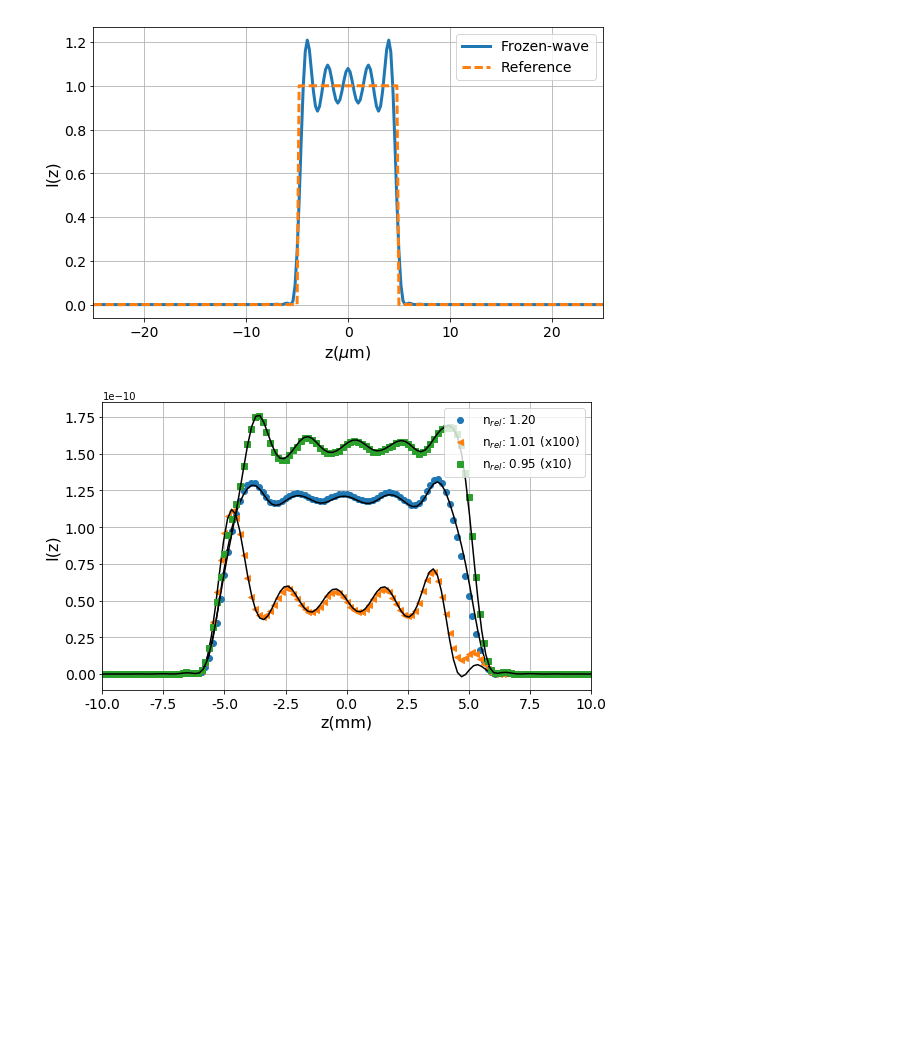
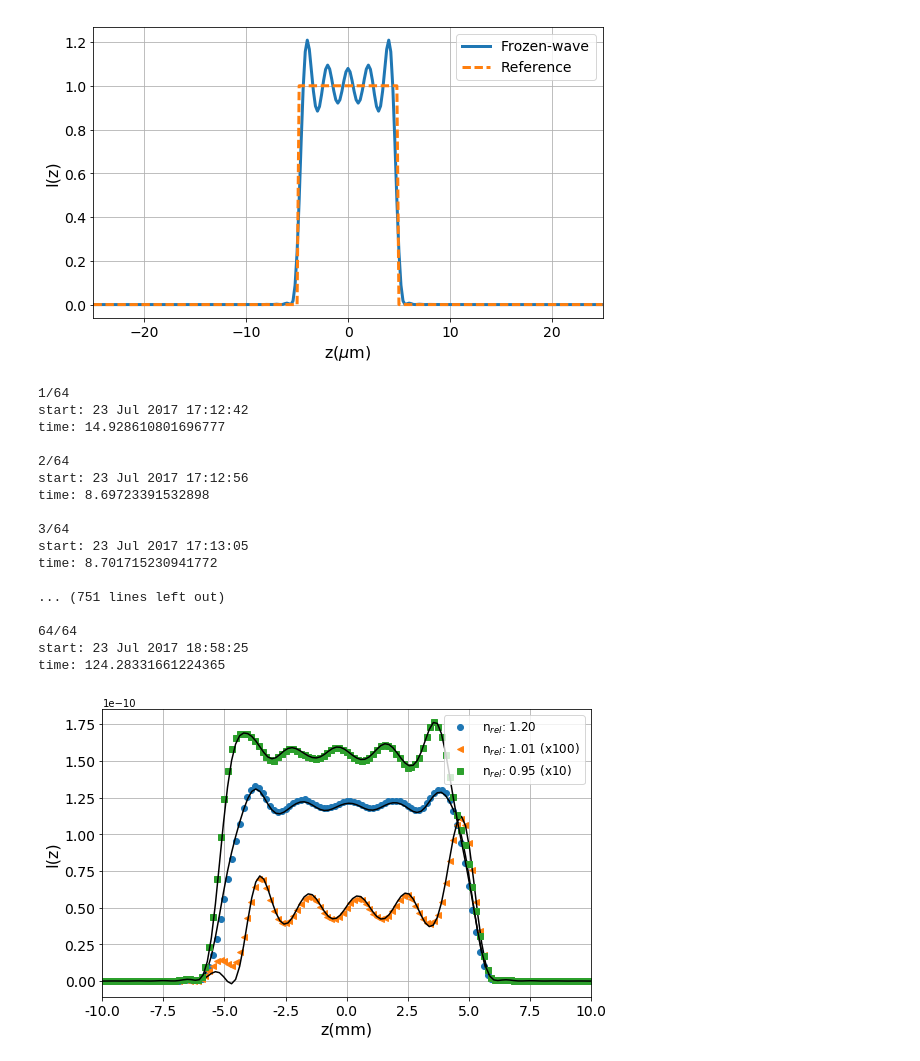
Before and after one commit to arantespp/opticalforces, a Jupyter notebook: examples/imoc2017-vec-frozen-wave/lip-const-fw.ipynb, the cells around one changed output. Drawn from its saved outputs; the diff is of its cells as text; code cells hidden in the pictures; blank space fills up the shorter version.

```diff
--- a/examples/imoc2017-vec-frozen-wave/lip-const-fw.ipynb
+++ b/examples/imoc2017-vec-frozen-wave/lip-const-fw.ipynb
@@ -65,40 +65,57 @@ beam_pos = (0, 0, 0)
 paramx = {'param': 'beam_pos_z',
           'start': -2*L/10,
           'stop': 2*L/10,
-          'num': 90,}
+          'num': 80,}
 
 ptc.refractive_index = 1.2*1.33
 X1, F1 = ptc.geo_opt_force(vfw, beam_pos, force_dir='fz', paramx=paramx)
 label = r'n$_{rel}$: %.2f' % (ptc.refractive_index/1.33)
 plt.plot(X1, [1*f for f in F1], 'o', label=label)
-plt.plot(emtdata.index, [data*factor for data in emtdata['120']][::-1], color='k')
+plt.plot(emtdata.index, [data*factor for data in emtdata['120']], color='k')
 
 ptc.refractive_index = 1.01*1.33
 X2, F2 = ptc.geo_opt_force(vfw, beam_pos, force_dir='fz', paramx=paramx)
 label = r'n$_{rel}$: %.2f (x100)' % (ptc.refractive_index/1.33)
 plt.plot(X2, [100*f for f in F2], '<', label=label)
-plt.plot(emtdata.index, [data*factor*100 for data in emtdata['101']][::-1], color='k')
+plt.plot(emtdata.index, [data*factor*100 for data in emtdata['101']], color='k')
 
 ptc.refractive_index = 0.95*1.33
 X3, F3 = ptc.geo_opt_force(vfw, beam_pos, force_dir='fz', paramx=paramx)
 label = r'n$_{rel}$: %.2f (x10)' % (ptc.refractive_index/1.33)
 plt.plot(X3, [10*f for f in F3], 's', label=label)
-plt.plot(emtdata.index, [data*factor*10 for data in emtdata['095']][::-1], color='k')
+plt.plot(emtdata.index, [data*factor*10 for data in emtdata['095']], color='k')
 
 plt.xlim([-0.2*L, 0.2*L])
 
 xlocs, xlabs = plt.xticks()
 plt.xticks(xlocs, [xl*1e3 for xl in xlocs])
 
 plt.legend(fontsize=12, loc=1)
 plt.tick_params(axis='x', labelsize=14)
 plt.tick_params(axis='y', labelsize=14)
 plt.xlabel(r'z(mm)', fontsize=16)
 plt.ylabel('I(z)', fontsize=16)
 plt.grid()
 plt.tight_layout()
 plt.savefig('LIP-const-longit-forces.png')
 
 plt.show()
 # %% [output]
+1/64
+start: 23 Jul 2017 17:12:42
+time: 14.928610801696777
+
+2/64
+start: 23 Jul 2017 17:12:56
+time: 8.69723391532898
+
+3/64
+start: 23 Jul 2017 17:13:05
+time: 8.701715230941772
+
+... (751 lines left out)
+
+64/64
+start: 23 Jul 2017 18:58:25
+time: 124.28331661224365
-[figure, old version]
+[figure, new version]
```
Also changed, not shown: 15 other files.
